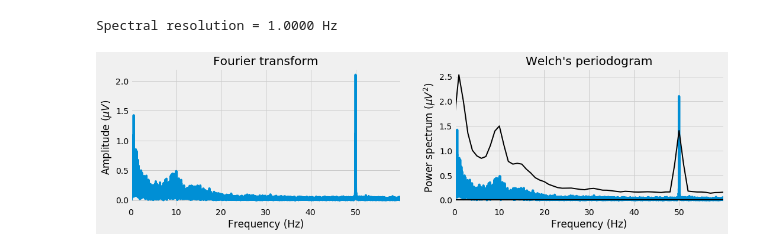
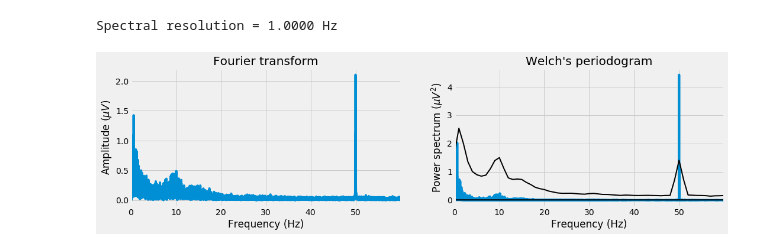
Before and after one commit to OrielBanne/myIPythonNotebooks, a Jupyter notebook: Signal_Processing/EEG example.ipynb, the cells around one changed output. Saved outputs shown, nothing was run; the diff lists cells and outputs as text; code cells hidden in the pictures.

```diff
--- a/Signal_Processing/EEG example.ipynb
+++ b/Signal_Processing/EEG example.ipynb
@@ -46,6 +47,7 @@ Text(0.5, 0, 'Time (sec)')
 FourierCoeff = np.fft.fft(eeg)/eeg.size
 DC = [np.abs(FourierCoeff[0])]
 amp = np.concatenate((DC, 2*np.abs(FourierCoeff[1:])))
+power = np.power(amp,2)
 
 # compute frequencies vector until half the sampling rate
 Nyquist = sr/2.
@@ -69,25 +71,25 @@ Spectral resolution = 1.0000 Hz
 # %%
 # Plot the power spectrum
 
 fig, ax = plt.subplots(1, 2, figsize=(16, 4))
 
 ax[0].set_title("Fourier transform")
 ax[0].plot(hz,amp[:len(hz)])#, use_line_collection = True)
 ax[0].set_ylabel('Amplitude ($\mu V$)')
 
 ax[1].set_title("Welch's periodogram")
-ax[1].plot(hz,amp[:len(hz)], color='C0')#, use_line_collection = True)
+ax[1].plot(hz,power[:len(hz)], color='C0')#, use_line_collection = True)
 ax[1].plot(freq, np.sqrt(ps), color='k', lw=2) # multiply by 2 the amplitudes to have the negative frequencies
 ax[1].set_ylabel('Power spectrum ($\mu V^2$)')
 
 
 for myax in ax:
     myax.set_xlabel('Frequency (Hz)')
     myax.set_xlim(0,60)
     myticks = list(range(0,60,10))
     myax.set_xticks(myticks)
 # %% [output]
-[figure, old version]
+[figure, new version]
 # %%
 # now we will analyze window lenghts of 500 ms in 25 ms steps.
 # Signals will overlap 475 ms
```
Also changed, not shown: parts of 6 cells of this notebook, 1 other file.
